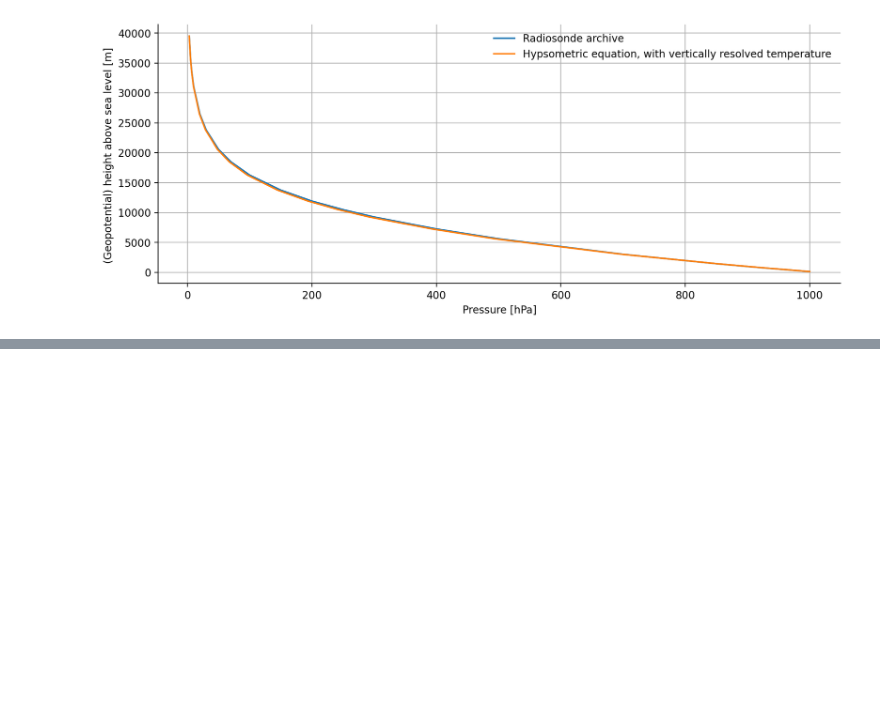
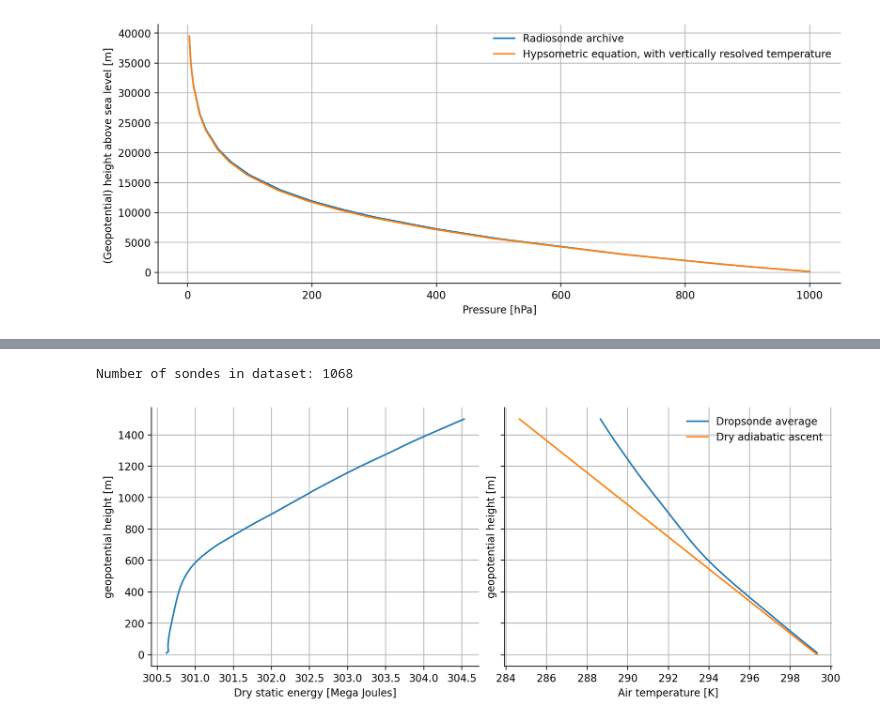
Before and after one commit to martinjanssens/metclim, a Jupyter notebook: metclim-jupyter-book/2. Thermodynamics (i).ipynb, the cells around one changed output, grey strips where cells are left out. Saved outputs shown, nothing was run; the diff lists cells and outputs as text; code cells hidden in the pictures; blank space fills up the shorter version.

```diff
--- a/metclim-jupyter-book/2. Thermodynamics (i).ipynb
+++ b/metclim-jupyter-book/2. Thermodynamics (i).ipynb
@@ -218,0 +369,28 @@ Test
+# %%
+# Load the data - see https://howto.eurec4a.eu/dropsondes.html for details
+import eurec4a
+cat = eurec4a.get_intake_catalog()
+ds_dropsondes = cat.dropsondes.JOANNE.level3.to_dask().sel(alt=slice(0,1500))
+
+print('Number of sondes in dataset:', ds_dropsondes.sonde_id.size)
+dse = (cpd * ds_dropsondes['ta'] + grav * ds_dropsondes['alt']) * 1e-3
+
+# Average over all the sondes
+dse_mn = dse.mean('sonde_id')
+T_mn = ds_dropsondes['ta'].mean('sonde_id')
+
+# Dry adiabatic temperature profile, from near the surface
+T_ad = T_mn[1] - grav/cpd * ds_dropsondes['alt']
+
+# Plot
+fig, axs = plt.subplots(ncols=2, sharey=True)
+dse_mn.plot(y='alt', ax=axs[0])
+axs[0].set_xlabel('Dry static energy [Mega Joules]')
+
+T_mn.plot(y='alt', ax=axs[1], label='Dropsonde average')
+T_ad.plot(y='alt', ax=axs[1], label='Dry adiabatic ascent')
+axs[1].set_xlabel('Air temperature [K]')
+_=axs[1].legend()
+# %% [output]
+Number of sondes in dataset: 1068
+[figure, added]
```
Also changed, not shown: parts of 16 cells of this notebook, 2 other files.
